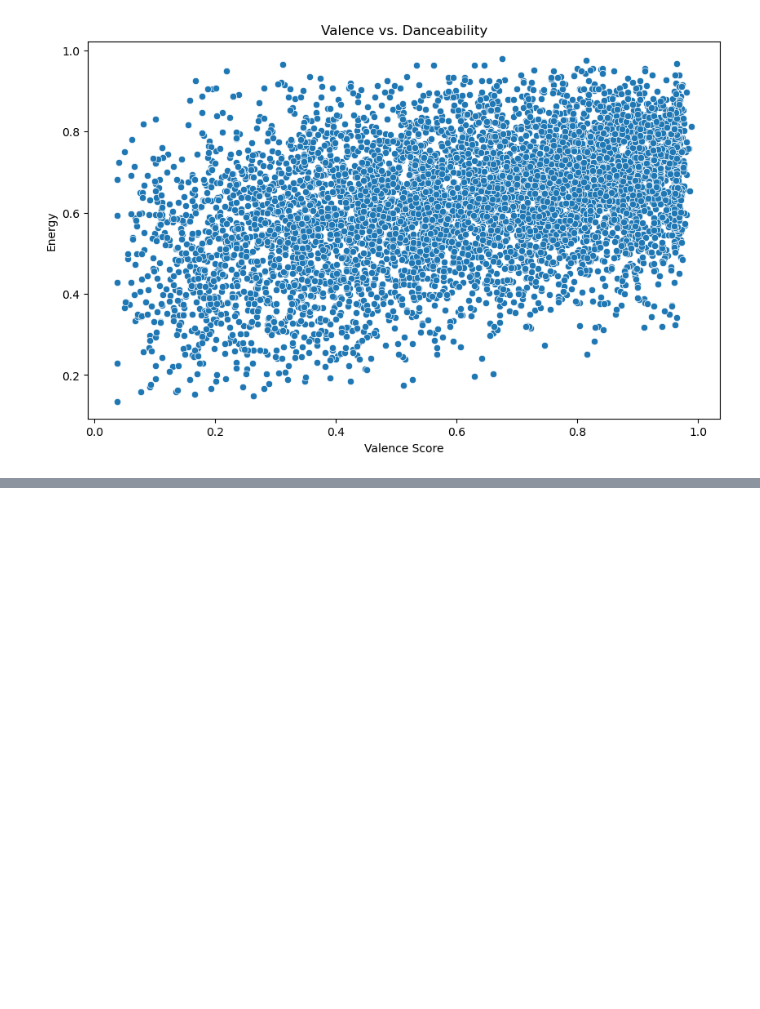
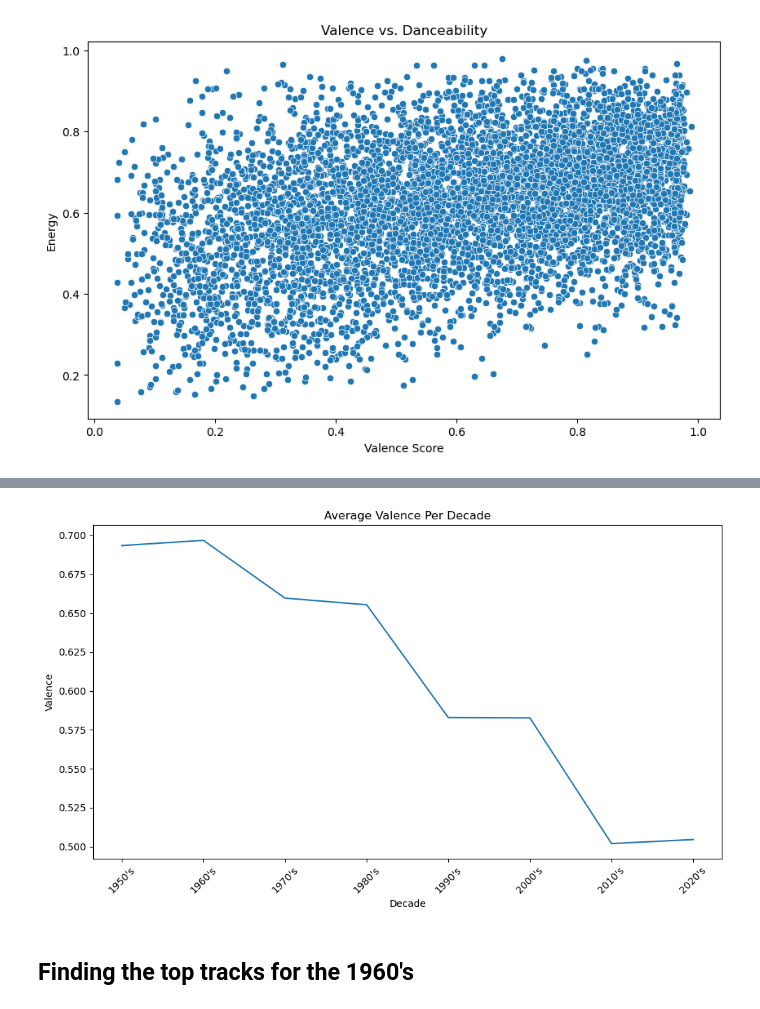
Before and after one commit to joshcb88/joshua_capstone, a Jupyter notebook: notebooks/Spotify Analysis.ipynb, the cells around one changed output, grey strips where cells are left out. Saved outputs shown, nothing was run; the diff lists cells and outputs as text; code cells hidden in the pictures; blank space fills up the shorter version.

```diff
--- a/notebooks/Spotify Analysis.ipynb
+++ b/notebooks/Spotify Analysis.ipynb
@@ -815,0 +707,6 @@ spotifymerge2.loc[spotifymerge2['Lyrics_y']=='Lyrics not found']
+# %%
+##Graphing it one more time for visual
+new_valence=spotifytracks[['Decade','Valence']]
+new_valence=new_valence.groupby(by='Decade')['Valence'].mean()
+# %%
+new_valence=new_valence.to_frame().reset_index()
@@ -815,0 +725,13 @@ spotifymerge2.loc[spotifymerge2['Lyrics_y']=='Lyrics not found']
+# %%
+plt.figure(figsize=(10, 6))
+plt.plot(new_valence['Decade'], new_valence['Valence'])
+plt.xlabel('Decade')
+plt.ylabel('Valence')
+plt.title('Average Valence Per Decade')
+plt.xticks(rotation=45)
+plt.tight_layout();
+#Still showing the same after rounding the valence scores.
+# %% [output]
+[figure, added]
+# %% [markdown]
+## Finding the top tracks for the 1960's
```
Also changed, not shown: parts of 154 cells of this notebook, 3 other files.
